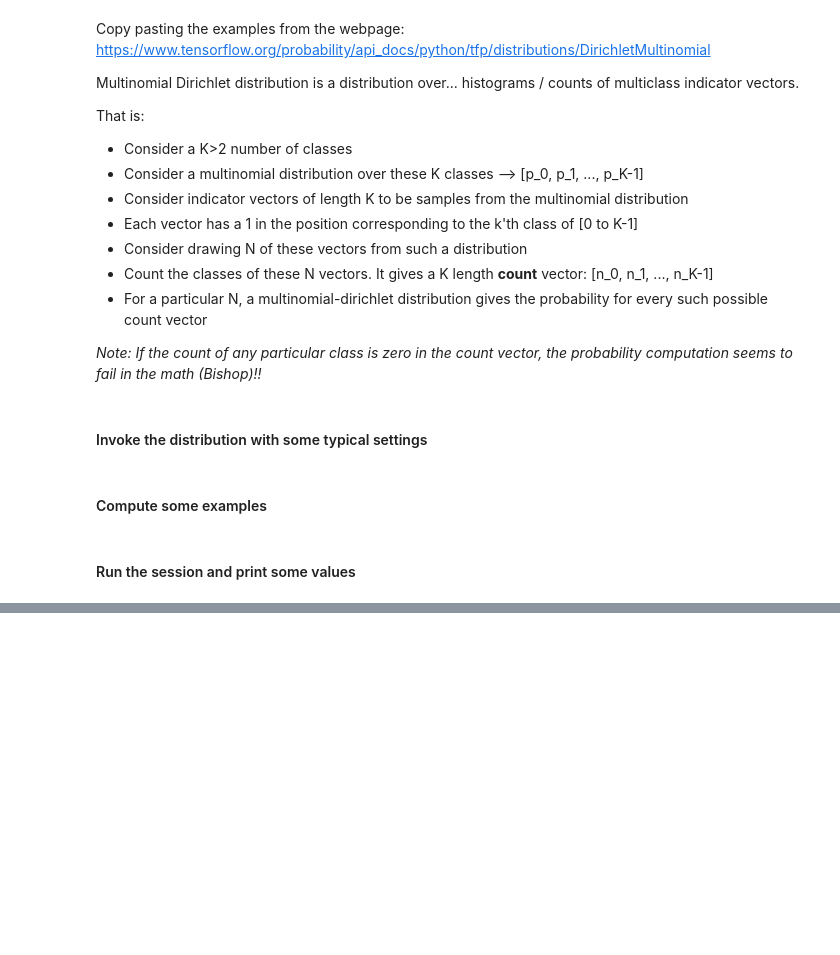
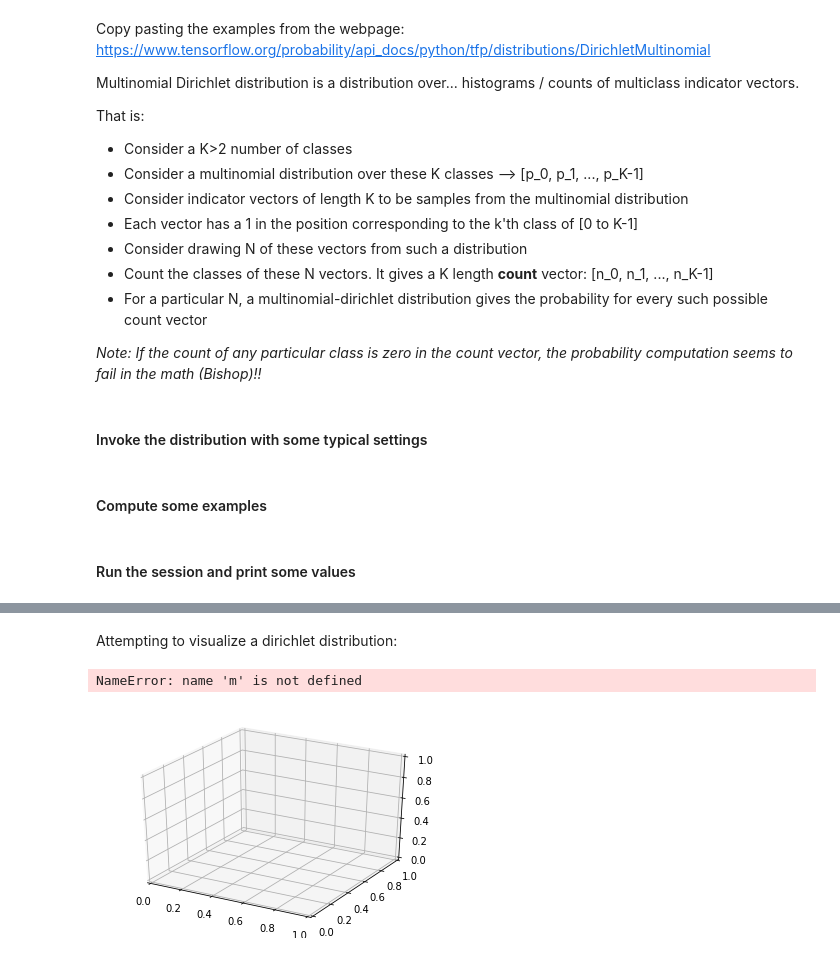
Before and after one commit to akshayats/probability, a Jupyter notebook: finite-mixture-models-SKG/DirichletDistribution_Tut.ipynb, the cells around one changed output, grey strips where cells are left out. Drawn from its saved outputs; the diff is of its cells as text; code cells hidden in the pictures; blank space fills up the shorter version.

```diff
--- a/finite-mixture-models-SKG/DirichletDistribution_Tut.ipynb
+++ b/finite-mixture-models-SKG/DirichletDistribution_Tut.ipynb
@@ -66,0 +77,23 @@ Probability of above sample: 0.00036755765904672444
+# %% [markdown]
+Attempting to visualize a dirichlet distribution:
+# %%
+res   = 10
+x = np.linspace(-0.1, 1.2, num=res)
+y = np.linspace(-0.1, 1.2, num=res)
+z = np.linspace(-0.1, 1.2, num=res)
+
+P   = np.meshgrid(x,y,z)
+P   = np.hstack((P[0].flatten()[:,np.newaxis], P[1].flatten()[:,np.newaxis],P[2].flatten()[:,np.newaxis]))
+
+import matplotlib.pyplot as plt
+from mpl_toolkits.mplot3d import Axes3D
+fig = plt.figure()
+ax   = fig.gca(projection='3d')
+for p in P:
+    if np.sum(p)==1:
+        ax.scatter([p[0]],[p[1]], [p[2]], c='b', marker=m, depthshade=True)
+
+plt.show()
+# %% [output]
+NameError: name 'm' is not defined
+[figure, added]
```
Also changed, not shown: parts of 2 cells of this notebook, 2 other files.
